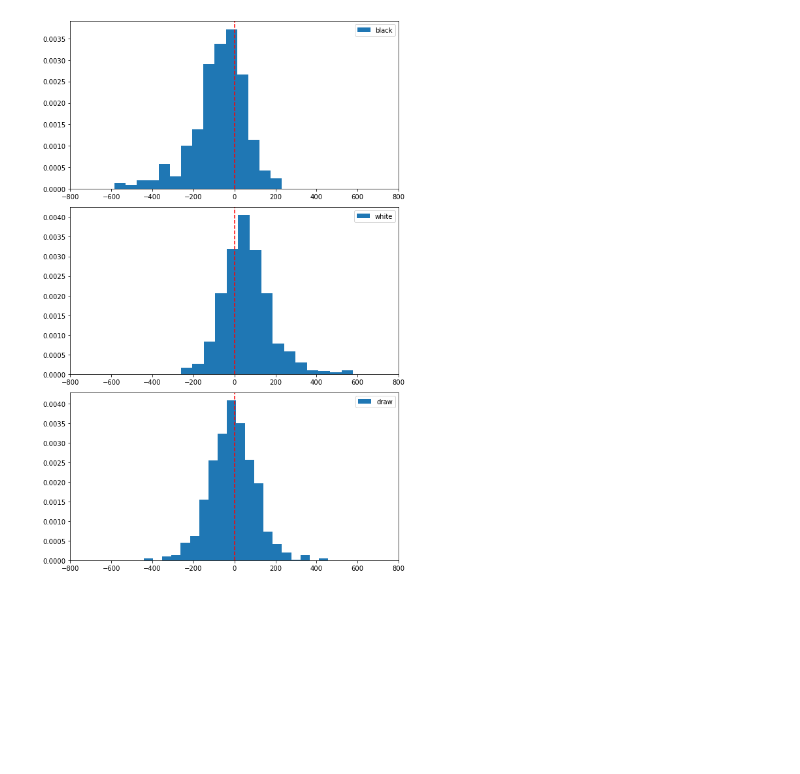
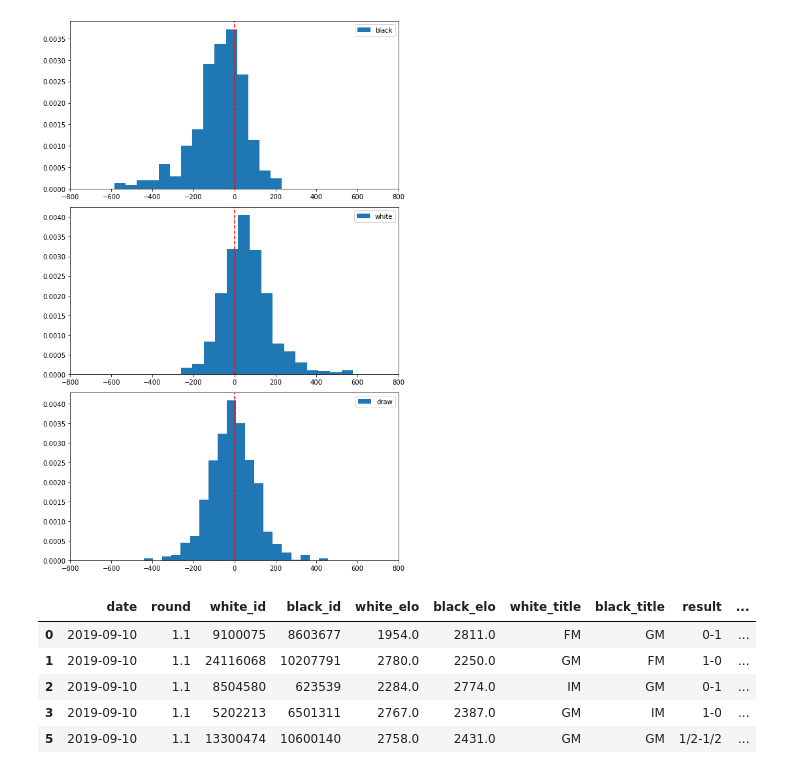
Before and after one commit to maw501/bayesian-chess-prediction, a Jupyter notebook: notebooks/eda.ipynb, the cells around one changed output. Drawn from its saved outputs; the diff is of its cells as text; code cells hidden in the pictures; blank space fills up the shorter version.

```diff
--- a/notebooks/eda.ipynb
+++ b/notebooks/eda.ipynb
@@ -12,9 +12,6 @@ Notes
 * 1,026 games had a winner
 * White won 640 games, black 386 and 1,094 were drawn (so 51.6% of games are drawn)
 * 721/1,026 (~70%) of the games with a winner were won by the player with the higher elo
-# %%
-df["white_score"] = df["result"].apply(lambda x: float(x.split("-")[0][0]))
-df["black_score"] = df["result"].apply(lambda x: x.split("-")[1][0])
 # %%
 def get_result_integer(string_result, position):
     return float(string_result.split("-")[position][0])
@@ -48,17 +45,17 @@ df.loc[white_win, "outcome"] = "white"
 df.loc[black_win, "outcome"] = "black"
 df.loc[draw, "outcome"] = "draw"
 # %%
-white_elo_higher = df["white_elo"] > df["black_elo"]
-black_elo_higher = df["white_elo"] < df["black_elo"]
-same_elo = df["white_elo"] == df["black_elo"]
-df["stronger_player"] = 0
-df.loc[white_elo_higher, "stronger_player"] = "white"
-df.loc[black_elo_higher, "stronger_player"] = "black"
-df.loc[same_elo, "stronger_player"] = "equal"
+# white_elo_higher = df["white_elo"] > df["black_elo"]
+# black_elo_higher = df["white_elo"] < df["black_elo"]
+# same_elo = df["white_elo"] == df["black_elo"]
+# df["stronger_player"] = 0
+# df.loc[white_elo_higher, "stronger_player"] = "white"
+# df.loc[black_elo_higher, "stronger_player"] = "black"
+# df.loc[same_elo, "stronger_player"] = "equal"
 
-df["white_least_as_strong"] = 0
-df.loc[white_elo_higher | same_elo, "white_least_as_string"] = 1
-df.loc[black_elo_higher, "white_least_as_string"] = 0
+# df["white_least_as_strong"] = 0
+# df.loc[white_elo_higher | same_elo, "white_least_as_string"] = 1
+# df.loc[black_elo_higher, "white_least_as_string"] = 0
 # %%
 df["white_black_elo_diff"] = df["white_elo"] - df["black_elo"]
 # %%
@@ -73,3 +70,12 @@ for i, outcome in enumerate(df["outcome"].unique()):
 plt.tight_layout();
 # %% [output]
 [figure]
+# %%
+df.head()
+# %% [output]
+|  | date | round | white_id | black_id | white_elo | black_elo | white_title | black_title | result | ... |
+| 0 | 2019-09-10 | 1.1 | 9100075 | 8603677 | 1954.0 | 2811.0 | FM | GM | 0-1 | ... |
+| 1 | 2019-09-10 | 1.1 | 24116068 | 10207791 | 2780.0 | 2250.0 | GM | FM | 1-0 | ... |
+| 2 | 2019-09-10 | 1.1 | 8504580 | 623539 | 2284.0 | 2774.0 | IM | GM | 0-1 | ... |
+| 3 | 2019-09-10 | 1.1 | 5202213 | 6501311 | 2767.0 | 2387.0 | GM | IM | 1-0 | ... |
+| 5 | 2019-09-10 | 1.1 | 13300474 | 10600140 | 2758.0 | 2431.0 | GM | GM | 1/2-1/2 | ... |
```
Also changed, not shown: parts of 1 cell of this notebook, 3 other files.
